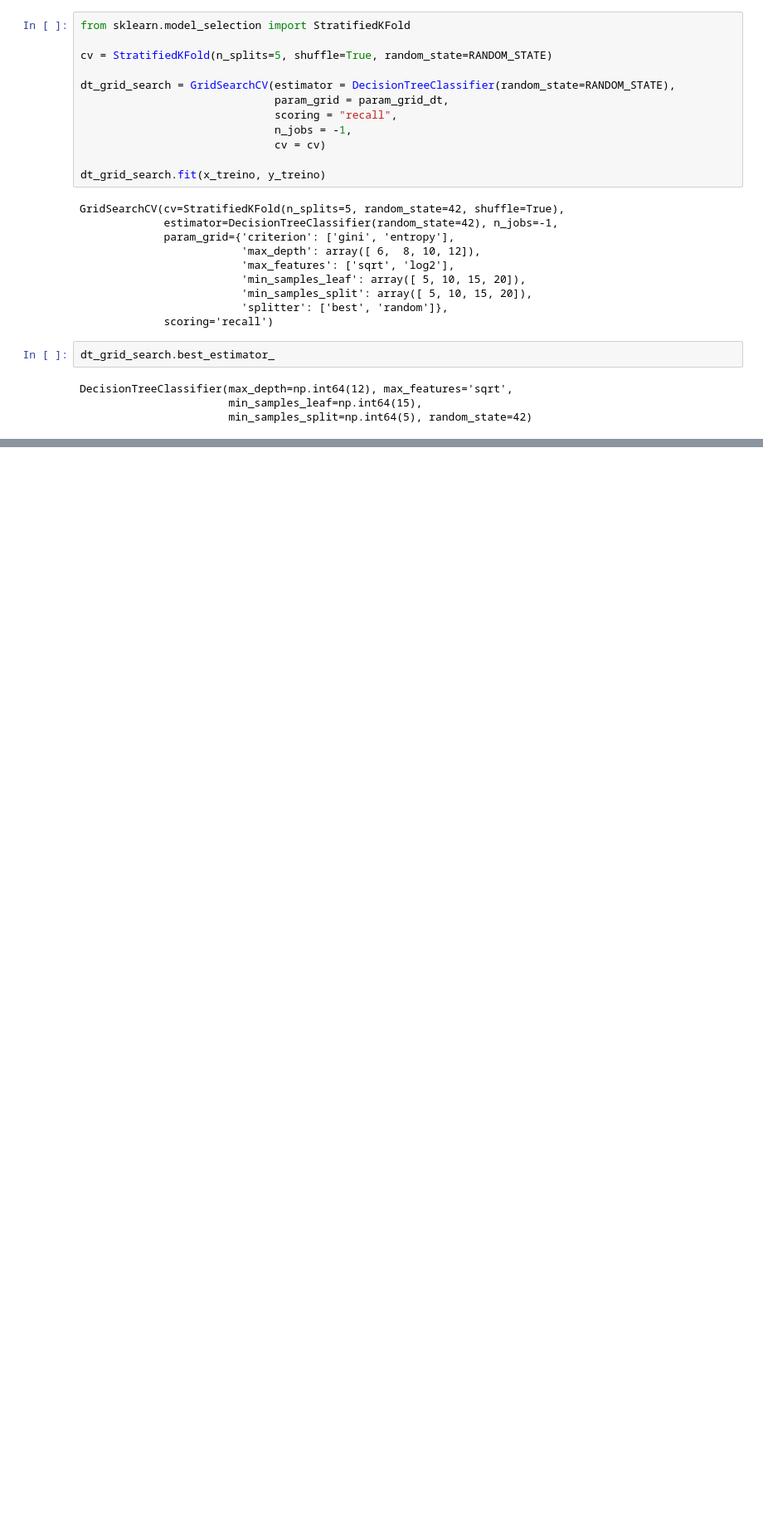
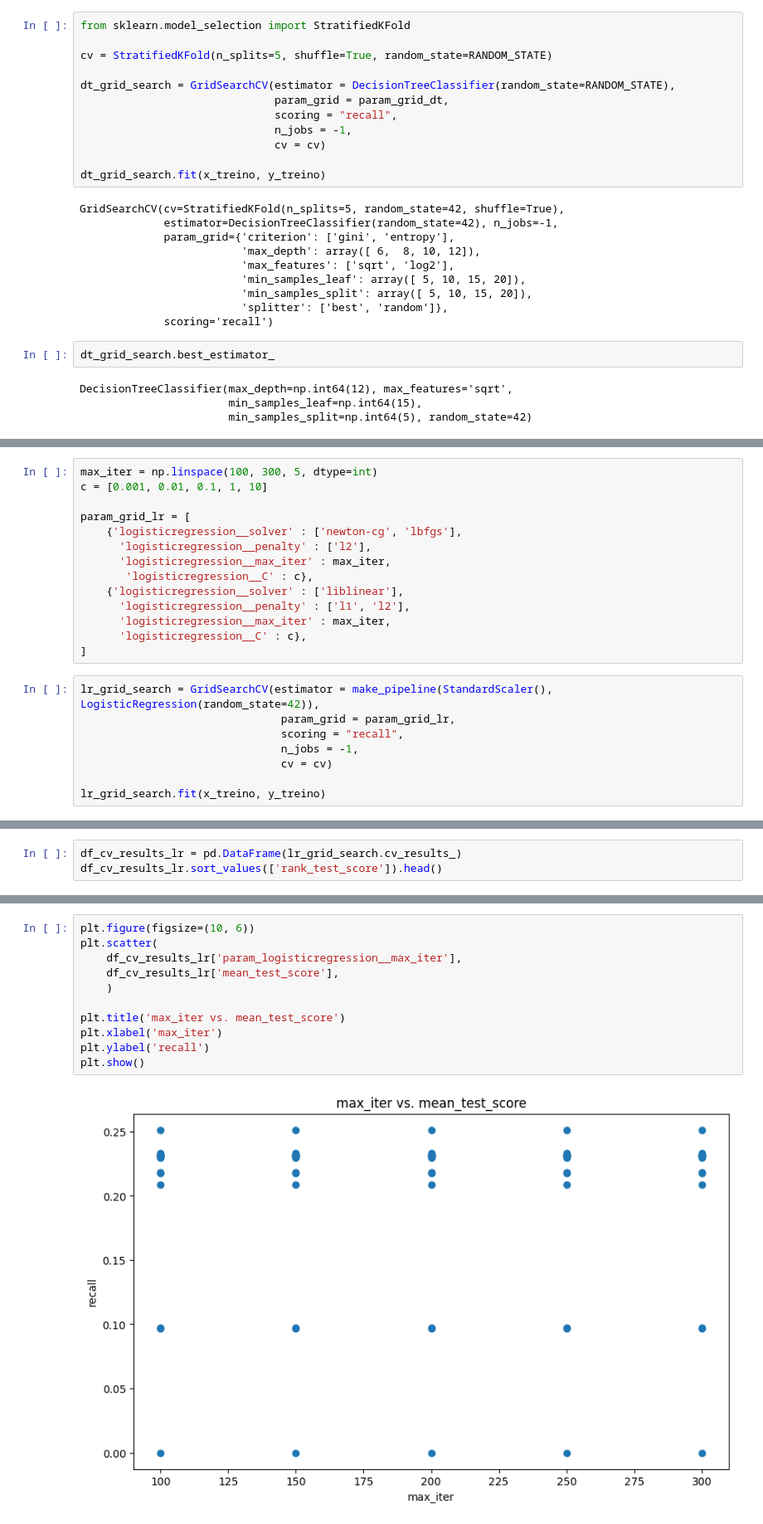
Before and after one commit to mvfelipelli/Labs, a Jupyter notebook: Finance/otimizando_modelo.ipynb, the cells around one changed output, grey strips where cells are left out. Shown at 83% size. Saved outputs shown, nothing was run; the diff lists cells and outputs as text; blank space fills up the shorter version.

```diff
--- a/Finance/otimizando_modelo.ipynb
+++ b/Finance/otimizando_modelo.ipynb
@@ -213,0 +315,22 @@ DecisionTreeClassifier(max_depth=np.int64(12), max_features='sqrt',
+# %%
+max_iter = np.linspace(100, 300, 5, dtype=int)
+c = [0.001, 0.01, 0.1, 1, 10]
+
+param_grid_lr = [
+    {'logisticregression__solver' : ['newton-cg', 'lbfgs'],
+      'logisticregression__penalty' : ['l2'],
+      'logisticregression__max_iter' : max_iter,
+       'logisticregression__C' : c},
+    {'logisticregression__solver' : ['liblinear'],
+      'logisticregression__penalty' : ['l1', 'l2'],
+      'logisticregression__max_iter' : max_iter,
+      'logisticregression__C' : c},
+]
+# %%
+lr_grid_search = GridSearchCV(estimator = make_pipeline(StandardScaler(), LogisticRegression(random_state=42)),
+                               param_grid = param_grid_lr,
+                               scoring = "recall",
+                               n_jobs = -1,
+                               cv = cv)
+
+lr_grid_search.fit(x_treino, y_treino)
@@ -213,0 +366,3 @@ DecisionTreeClassifier(max_depth=np.int64(12), max_features='sqrt',
+# %%
+df_cv_results_lr = pd.DataFrame(lr_grid_search.cv_results_)
+df_cv_results_lr.sort_values(['rank_test_score']).head()
@@ -213,0 +381,13 @@ DecisionTreeClassifier(max_depth=np.int64(12), max_features='sqrt',
+# %%
+plt.figure(figsize=(10, 6))
+plt.scatter(
+    df_cv_results_lr['param_logisticregression__max_iter'],
+    df_cv_results_lr['mean_test_score'],
+    )
+
+plt.title('max_iter vs. mean_test_score')
+plt.xlabel('max_iter')
+plt.ylabel('recall')
+plt.show()
+# %% [output]
+[figure, added]
```
Also changed, not shown: parts of 23 cells of this notebook.
